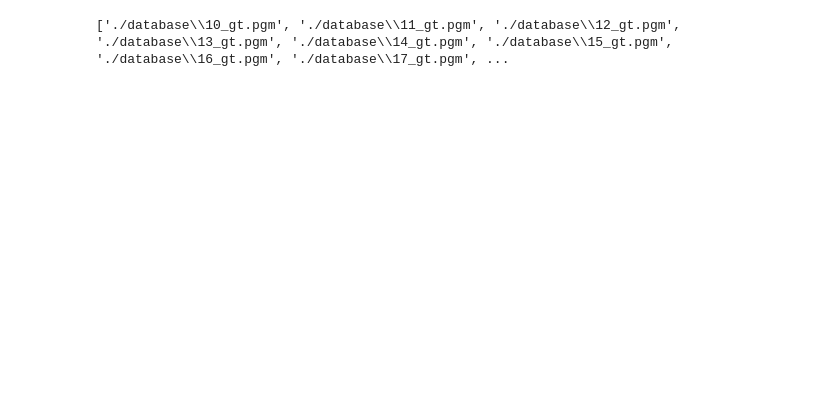
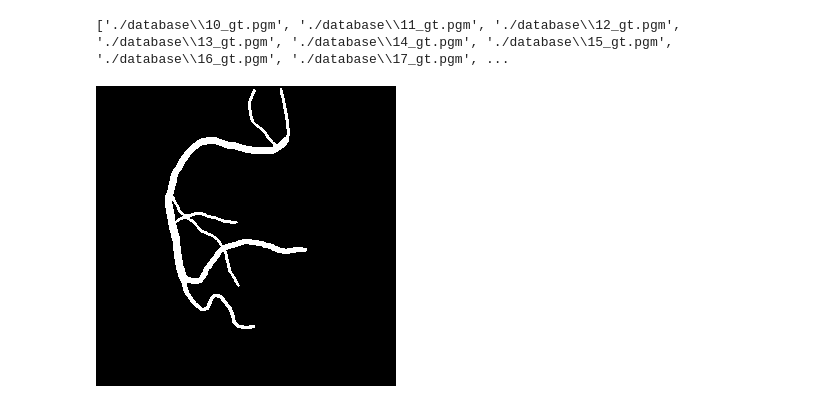
Before and after one commit to Priscigs/Proyecto1-Vision, a Jupyter notebook: parte2.ipynb, the cells around one changed output. Saved outputs shown, nothing was run; the diff lists cells and outputs as text; code cells hidden in the pictures; blank space fills up the shorter version.

```diff
--- a/parte2.ipynb
+++ b/parte2.ipynb
@@ -24,11 +25,10 @@ print(gt_images)
 # %%
 
 # Load an image
-image = cv2.imread(gt_images[0])
+image = cv2.imread(gt_images[10])
 
-# Display the image
-cv2.imshow("Image", image)
-cv2.waitKey(0)
-cv2.destroyAllWindows()
+Image.fromarray(image)
+# %% [output]
+[figure, added]
 # %%
 def skeletonizeMorphological(img):
```
Also changed, not shown: parts of 5 cells of this notebook.
